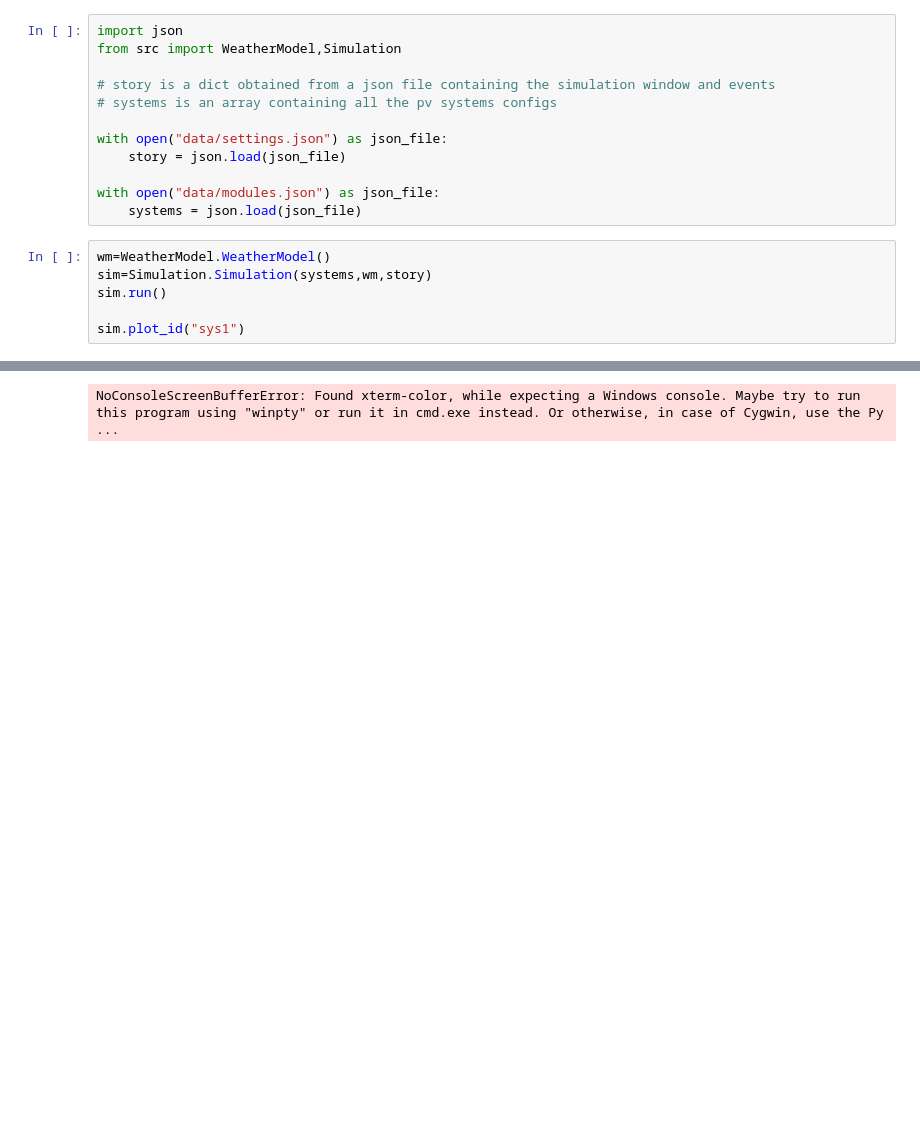
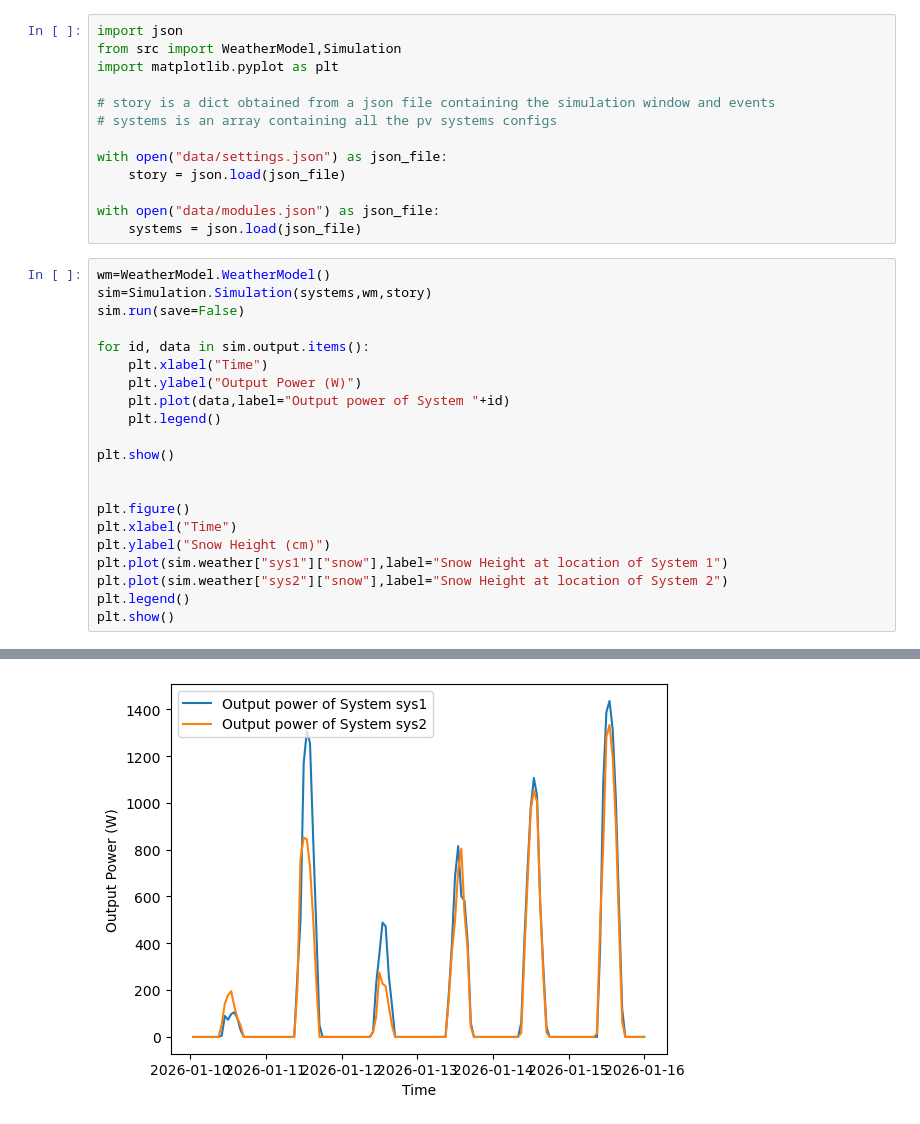
Before and after one commit to pharasha/pv_fault_injector, a Jupyter notebook: showcase.ipynb, the cells around one changed output, grey strips where cells are left out. Drawn from its saved outputs; the diff is of its cells as text; blank space fills up the shorter version.

```diff
--- a/showcase.ipynb
+++ b/showcase.ipynb
@@ -1,6 +1,7 @@
 # %%
 import json
 from src import WeatherModel,Simulation
+import matplotlib.pyplot as plt
 
 # story is a dict obtained from a json file containing the simulation window and events
 # systems is an array containing all the pv systems configs
@@ -13,8 +14,23 @@ with open("data/modules.json") as json_file:
 # %%
 wm=WeatherModel.WeatherModel()
 sim=Simulation.Simulation(systems,wm,story)
-sim.run()
+sim.run(save=False)
 
-sim.plot_id("sys1")
+for id, data in sim.output.items():
+    plt.xlabel("Time")
+    plt.ylabel("Output Power (W)")
+    plt.plot(data,label="Output power of System "+id)
+    plt.legend()
+
+plt.show()
+
+
+plt.figure()
+plt.xlabel("Time")
+plt.ylabel("Snow Height (cm)")
+plt.plot(sim.weather["sys1"]["snow"],label="Snow Height at location of System 1")
+plt.plot(sim.weather["sys2"]["snow"],label="Snow Height at location of System 2")
+plt.legend()
+plt.show()
 # %% [output]
 [C] fault_list: ['soiling', 'pid']
@@ -23 +38 @@ sim.plot_id("sys1")
-NoConsoleScreenBufferError: Found xterm-color, while expecting a Windows console. Maybe try to run this program using "winpty" or run it in cmd.exe instead. Or otherwise, in case of Cygwin, use the Py ...
+[figure, added]
```
Also changed, not shown: parts of 2 cells of this notebook, 9 other files.
